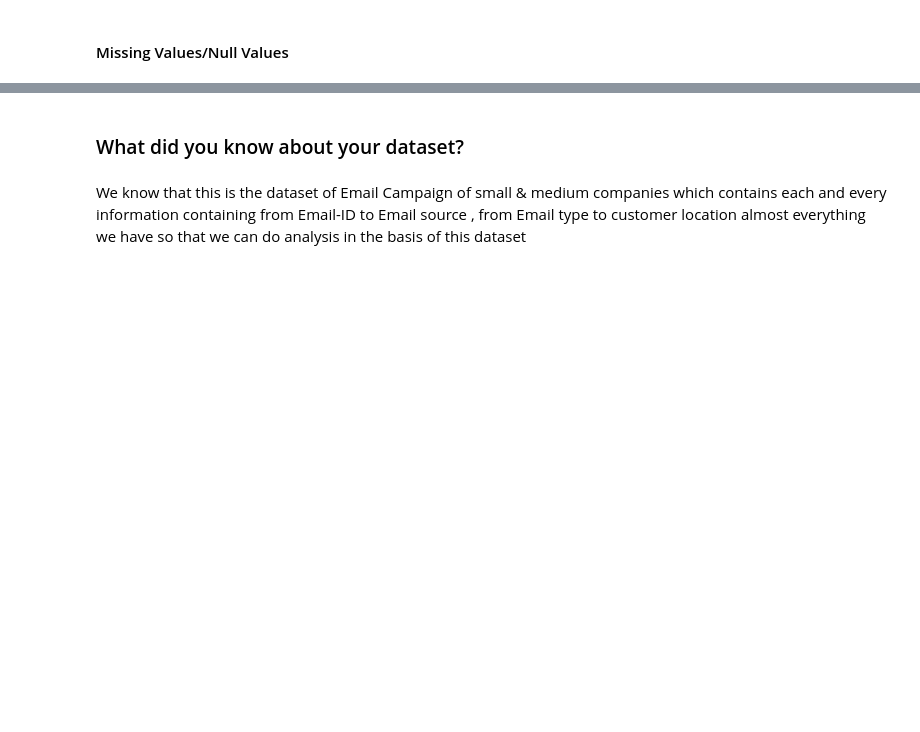
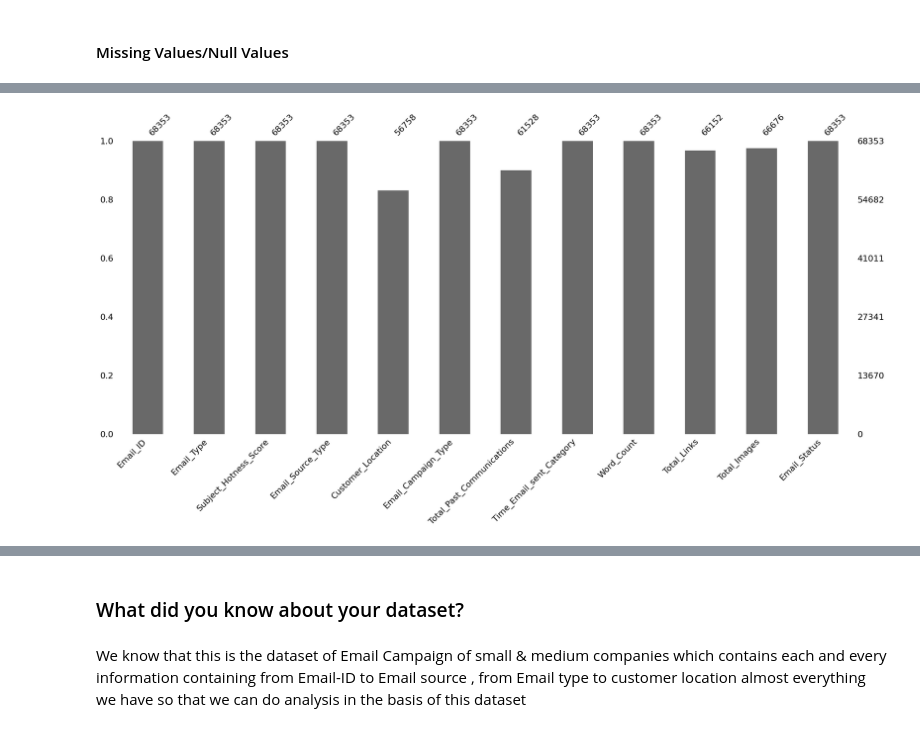
Before and after one commit to MishraVikas01/Capstone_project_Classification, a Jupyter notebook: ML_Submission_Template_Classification.ipynb, the cells around one changed output, grey strips where cells are left out. Drawn from its saved outputs; the diff is of its cells as text; code cells hidden in the pictures; blank space fills up the shorter version.

```diff
--- a/ML_Submission_Template_Classification.ipynb
+++ b/ML_Submission_Template_Classification.ipynb
@@ -167,0 +220,11 @@ sns.heatmap(df.isnull(),cbar=False)
+# %%
+# Visualizing the missing values
+import missingno as msno
+
+# Create a missing value bar chart
+msno.bar(df)
+
+# Show the plot
+plt.show()
+# %% [output]
+[figure, added]
```
Also changed, not shown: parts of 34 cells of this notebook.
